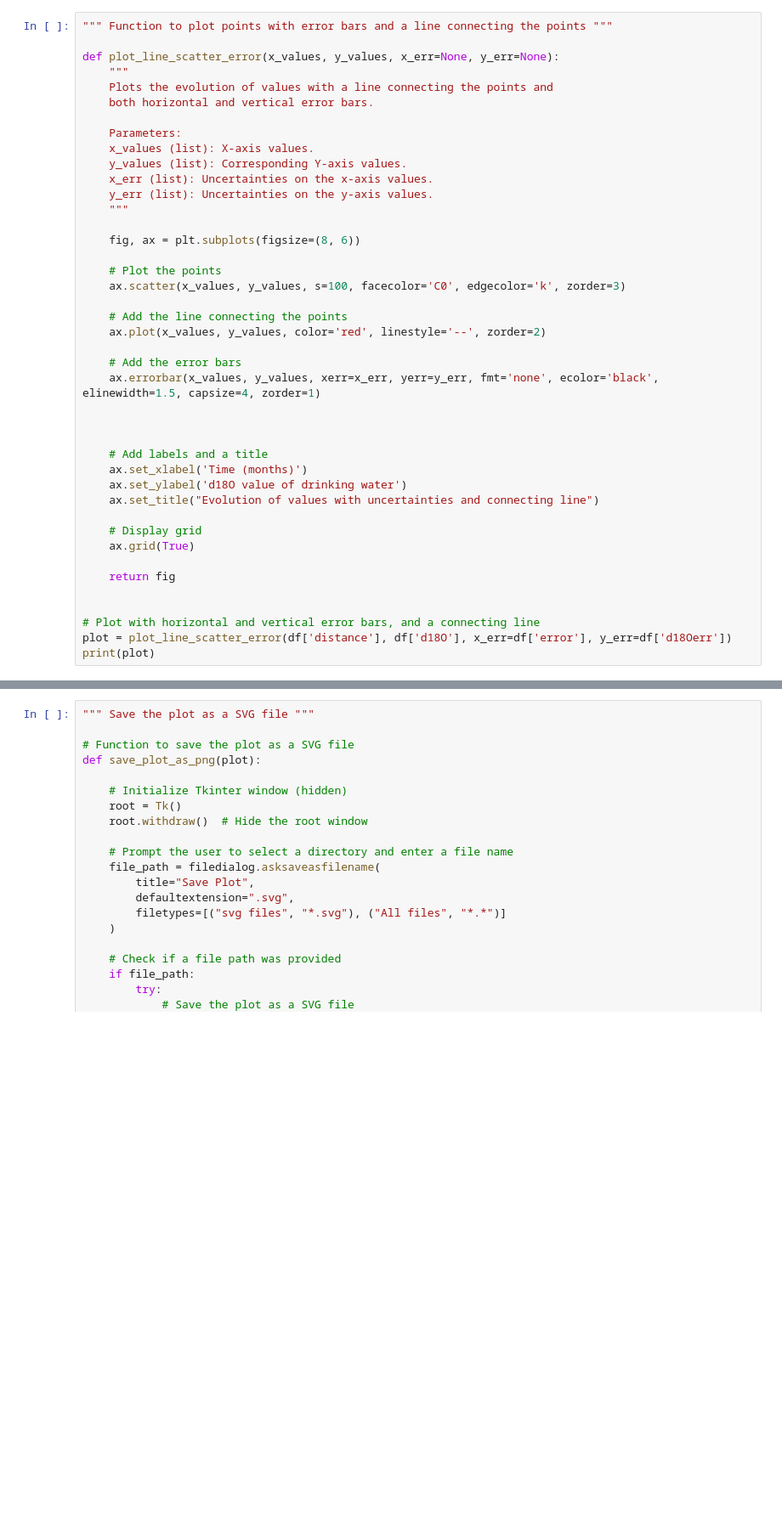
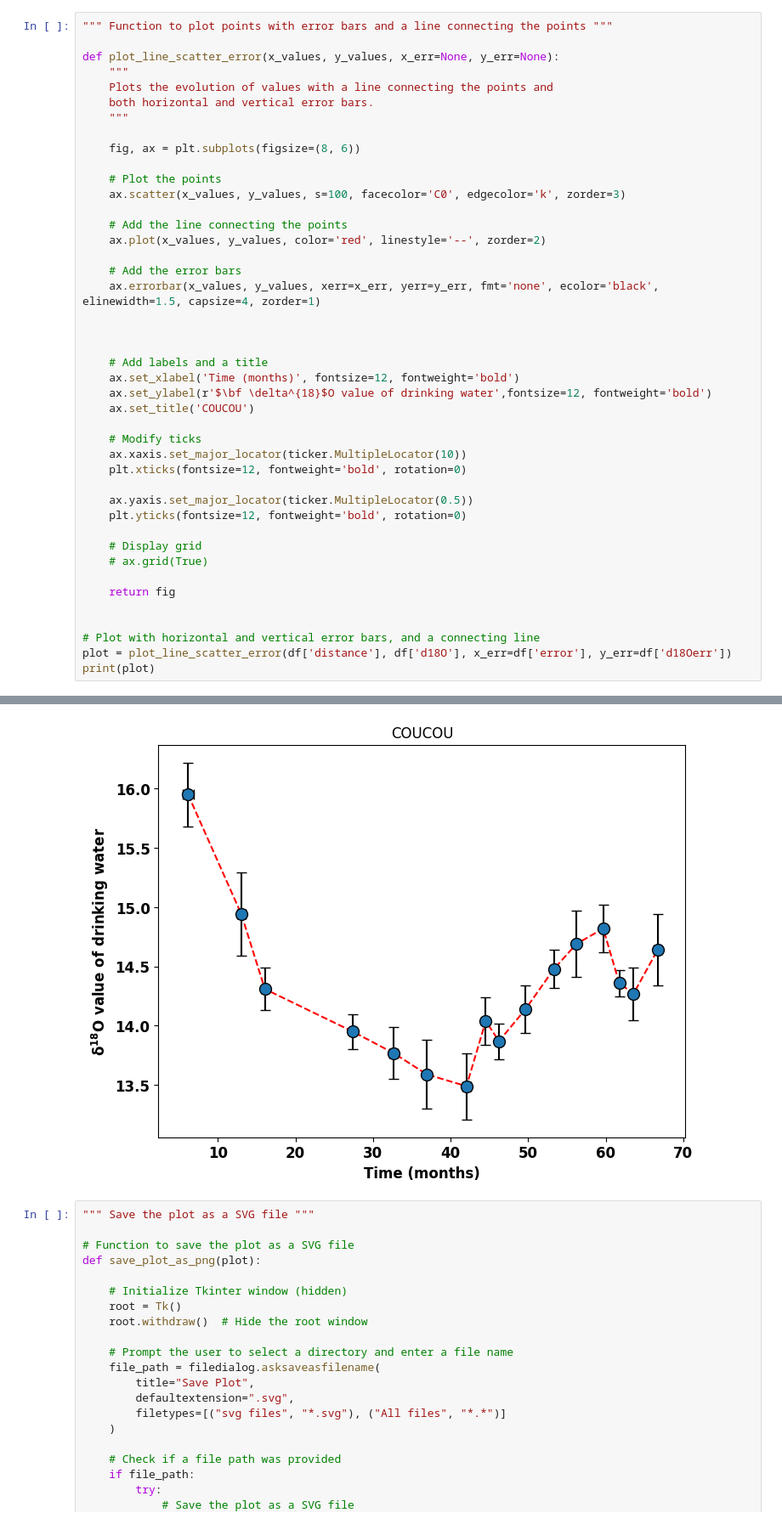
Before and after one commit to Grominou56/PlotDataNotebooks, a Jupyter notebook: LineandScatter.ipynb, the cells around one changed output, grey strips where cells are left out. Shown at 85% size. Saved outputs shown, nothing was run; the diff lists cells and outputs as text; blank space fills up the shorter version.

Commit message:
Add more plotting options

```diff
--- a/LineandScatter.ipynb
+++ b/LineandScatter.ipynb
@@ -54,12 +64,6 @@ def plot_line_scatter_error(x_values, y_values, x_err=None, y_err=None):
     """
     Plots the evolution of values with a line connecting the points and
     both horizontal and vertical error bars.
-
-    Parameters:
-    x_values (list): X-axis values.
-    y_values (list): Corresponding Y-axis values.
-    x_err (list): Uncertainties on the x-axis values.
-    y_err (list): Uncertainties on the y-axis values.
     """
 
     fig, ax = plt.subplots(figsize=(8, 6))
@@ -76,12 +80,19 @@ def plot_line_scatter_error(x_values, y_values, x_err=None, y_err=None):
 
 
     # Add labels and a title
-    ax.set_xlabel('Time (months)')
-    ax.set_ylabel('d18O value of drinking water')
-    ax.set_title("Evolution of values with uncertainties and connecting line")
+    ax.set_xlabel('Time (months)', fontsize=12, fontweight='bold')
+    ax.set_ylabel(r'$\bf \delta^{18}$O value of drinking water',fontsize=12, fontweight='bold')
+    ax.set_title('COUCOU')
+
+    # Modify ticks
+    ax.xaxis.set_major_locator(ticker.MultipleLocator(10))
+    plt.xticks(fontsize=12, fontweight='bold', rotation=0)
+
+    ax.yaxis.set_major_locator(ticker.MultipleLocator(0.5))
+    plt.yticks(fontsize=12, fontweight='bold', rotation=0)
 
     # Display grid
-    ax.grid(True)
+    # ax.grid(True)
 
     return fig
 
@@ -89,3 +100,4 @@ def plot_line_scatter_error(x_values, y_values, x_err=None, y_err=None):
 # Plot with horizontal and vertical error bars, and a connecting line
 plot = plot_line_scatter_error(df['distance'], df['d18O'], x_err=df['error'], y_err=df['d18Oerr'])
 print(plot)
+# %% [output]
@@ -92,3 +105,4 @@ print(plot)
+[figure, added]
 # %%
 """ Save the plot as a SVG file """
 
```
Also changed, not shown: parts of 3 cells of this notebook.
